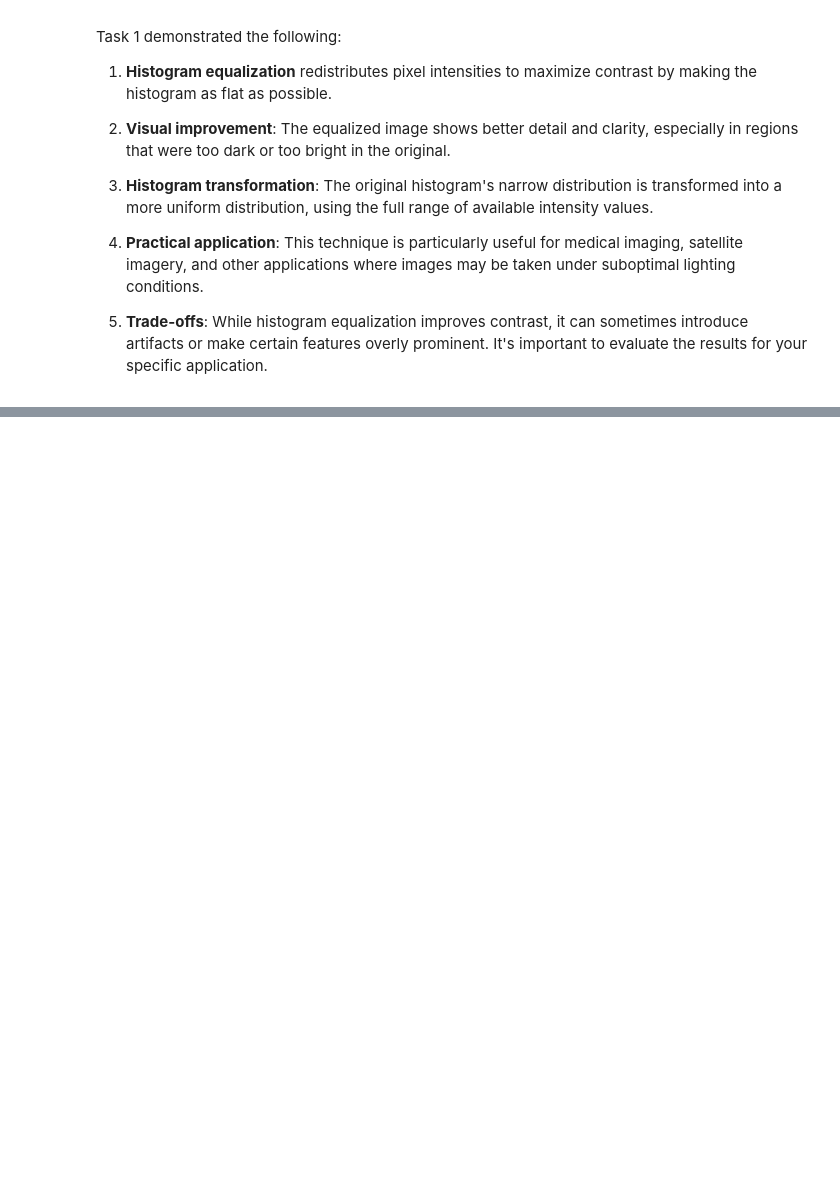
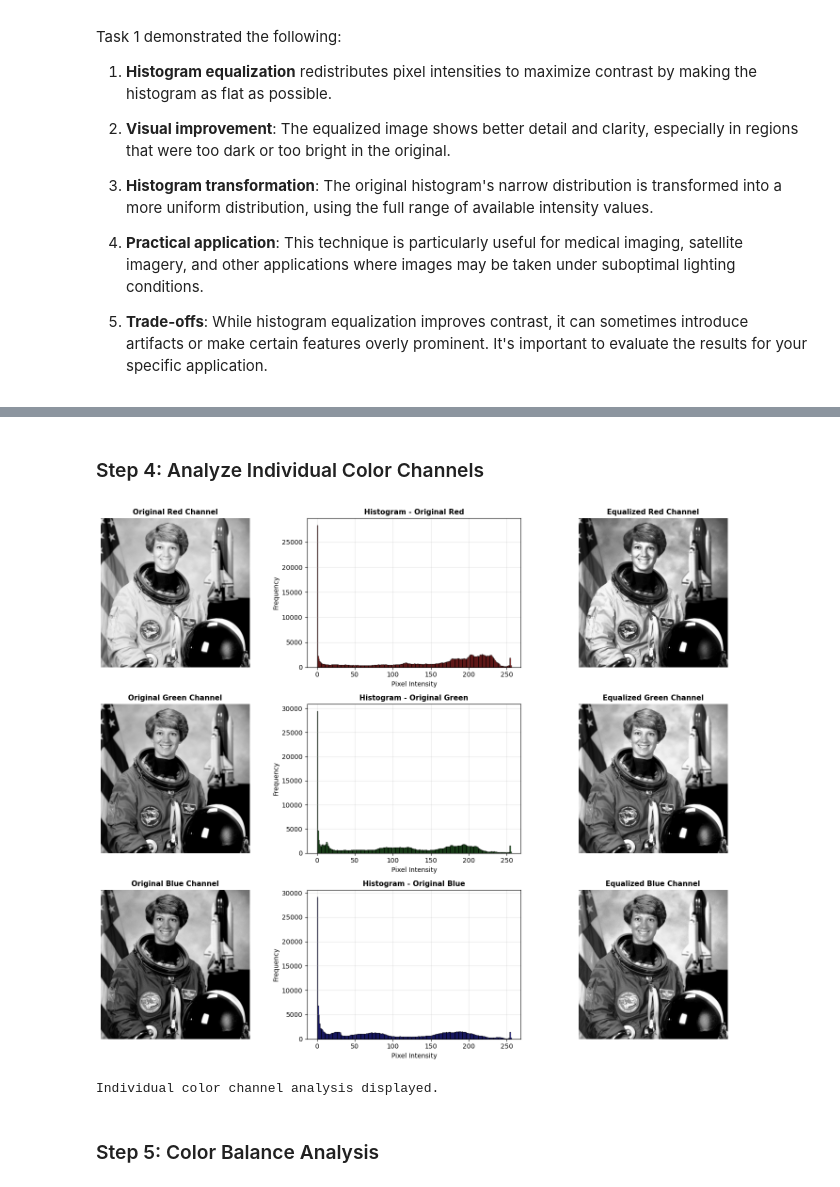
Before and after one commit to Muhammadjon1304/DIP, a Jupyter notebook: Week 5/Lab 1/histogram.ipynb, the cells around one changed output, grey strips where cells are left out. Saved outputs shown, nothing was run; the diff lists cells and outputs as text; code cells hidden in the pictures; blank space fills up the shorter version.

```diff
--- a/Week 5/Lab 1/histogram.ipynb
+++ b/Week 5/Lab 1/histogram.ipynb
@@ -178,0 +291,38 @@ Task 1 demonstrated the following:
+# %% [markdown]
+### Step 4: Analyze Individual Color Channels
+# %%
+# Create a figure showing each channel separately
+fig, axes = plt.subplots(3, 3, figsize=(15, 12))
+
+# Define channel names and colors for visualization
+channels = [('Red', r, equalized_r, 'red'),
+            ('Green', g, equalized_g, 'green'),
+            ('Blue', b, equalized_b, 'blue')]
+
+for idx, (channel_name, original_ch, equalized_ch, color) in enumerate(channels):
+    # Original channel image
+    axes[idx, 0].imshow(original_ch, cmap='gray')
+    axes[idx, 0].set_title(f'Original {channel_name} Channel', fontsize=11, fontweight='bold')
+    axes[idx, 0].axis('off')
+
+    # Original channel histogram
+    axes[idx, 1].hist(original_ch.ravel(), 256, [0, 256], color=color, alpha=0.7, edgecolor='black')
+    axes[idx, 1].set_title(f'Histogram - Original {channel_name}', fontsize=11, fontweight='bold')
+    axes[idx, 1].set_xlabel('Pixel Intensity')
+    axes[idx, 1].set_ylabel('Frequency')
+    axes[idx, 1].grid(True, alpha=0.3)
+
+    # Equalized channel image
+    axes[idx, 2].imshow(equalized_ch, cmap='gray')
+    axes[idx, 2].set_title(f'Equalized {channel_name} Channel', fontsize=11, fontweight='bold')
+    axes[idx, 2].axis('off')
+
+plt.tight_layout()
+plt.show()
+
+print("Individual color channel analysis displayed.")
+# %% [output]
+[figure, added]
+Individual color channel analysis displayed.
+# %% [markdown]
+### Step 5: Color Balance Analysis
```
Also changed, not shown: parts of 30 cells of this notebook, 10 other files.
